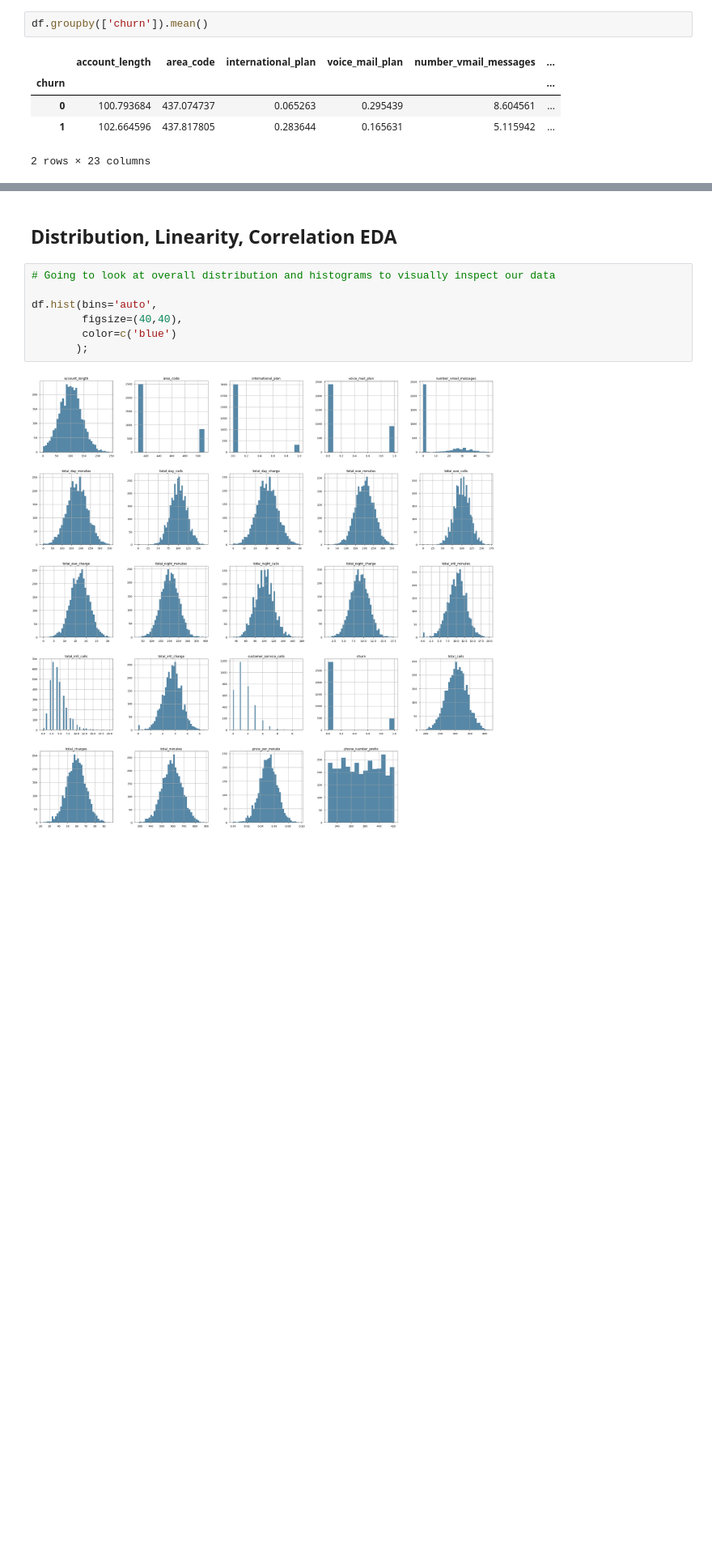
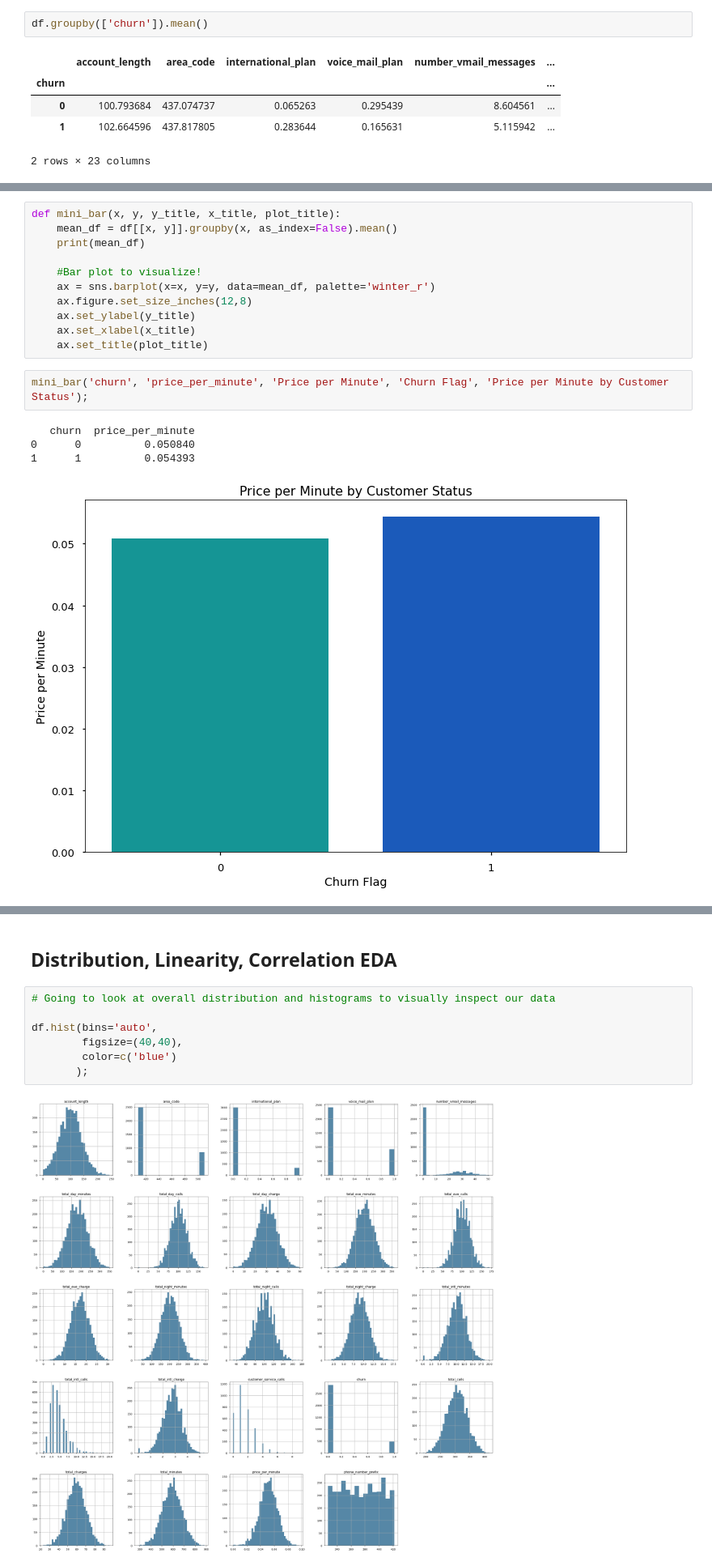
Before and after one commit to heathlikethecandybar/phase_4_project, a Jupyter notebook: phase_3/project/phase_3_notebook.ipynb, the cells around one changed output, grey strips where cells are left out. Shown at 81% size. Cells and saved outputs as stored; diff of their text form; blank space fills up the shorter version.

```diff
--- a/phase_3/project/phase_3_notebook.ipynb
+++ b/phase_3/project/phase_3_notebook.ipynb
@@ -437,0 +461,18 @@ df.groupby(['churn']).mean()
+# %%
+def mini_bar(x, y, y_title, x_title, plot_title):
+    mean_df = df[[x, y]].groupby(x, as_index=False).mean()
+    print(mean_df)
+
+    #Bar plot to visualize!
+    ax = sns.barplot(x=x, y=y, data=mean_df, palette='winter_r')
+    ax.figure.set_size_inches(12,8)
+    ax.set_ylabel(y_title)
+    ax.set_xlabel(x_title)
+    ax.set_title(plot_title)
+# %%
+mini_bar('churn', 'price_per_minute', 'Price per Minute', 'Churn Flag', 'Price per Minute by Customer Status');
+# %% [output]
+   churn  price_per_minute
+0      0          0.050840
+1      1          0.054393
+[figure, added]
```
Also changed, not shown: parts of 23 cells of this notebook.
